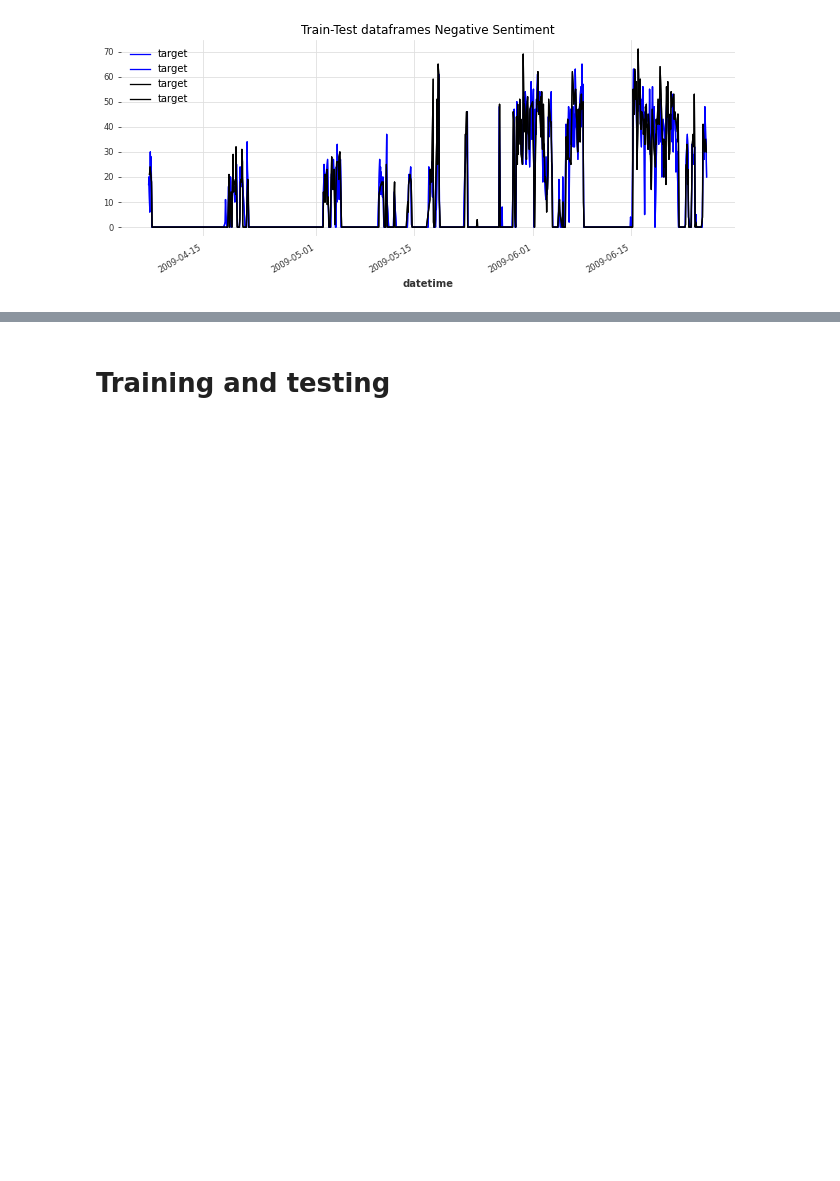
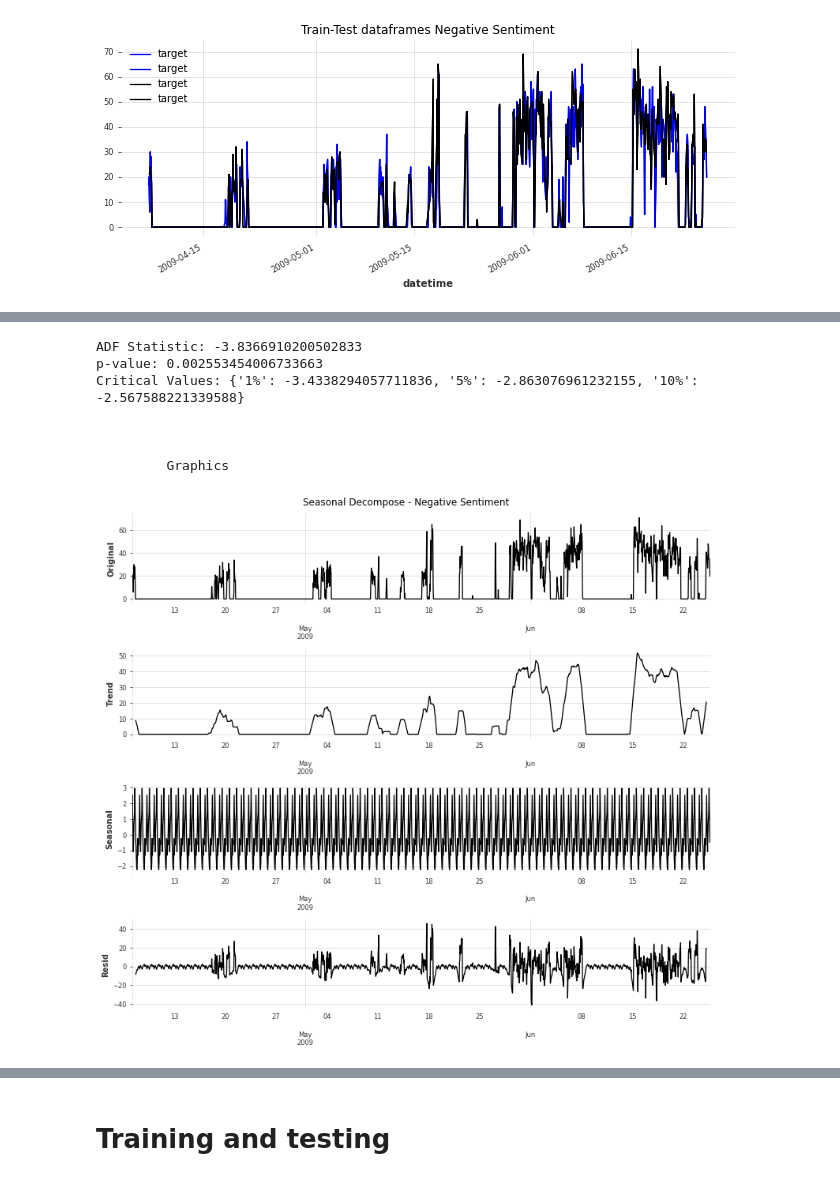
Before and after one commit to leticiacosta91/Winter-Repeat, a Jupyter notebook: Forecast.ipynb, the cells around one changed output, grey strips where cells are left out. Saved outputs shown, nothing was run; the diff lists cells and outputs as text; code cells hidden in the pictures; blank space fills up the shorter version.

```diff
--- a/Forecast.ipynb
+++ b/Forecast.ipynb
@@ -1035,3 +1002,52 @@ look-up table. The actual p-value is smaller than the p-value returned.
+# %%
+import pandas as pd
+import matplotlib.pyplot as plt
+from statsmodels.tsa.seasonal import seasonal_decompose
+from statsmodels.tsa.stattools import adfuller
+
+# Supondo que 'tweets_hour_neg' seja a série temporal
+serie = tweets_hour_neg['target'].mean(axis=1)  # Média das colunas
+index = pd.date_range(start=serie.index.min(), end=serie.index.max(), freq='H')
+serie = pd.Series(serie.values, index=index)
+
+# Função para realizar o teste ADF
+def adf_test(series):
+    result = adfuller(series, autolag='AIC')
+    print('ADF Statistic:', result[0])
+    print('p-value:', result[1])
+    print('Critical Values:', result[4])
+
+# Realizar o teste ADF
+adf_test(serie)
+print('\n')
+
+# Plotar a decomposição sazonal
+print('\n', '\t Graphics', '\n')
+result_decompose = seasonal_decompose(serie, model='additive')
+
+# Plotar as componentes
+fig, (ax1, ax2, ax3, ax4) = plt.subplots(4, 1, figsize=(11, 10))
+serie.plot(ax=ax1)
+ax1.set_ylabel('Original')
+result_decompose.trend.plot(ax=ax2)
+ax2.set_ylabel('Trend')
+result_decompose.seasonal.plot(ax=ax3)
+ax3.set_ylabel('Seasonal')
+result_decompose.resid.plot(ax=ax4)
+ax4.set_ylabel('Resid')
+
+fig.suptitle('Seasonal Decompose - Negative Sentiment')  # Corrigido para 'Negative Sentiment'
+plt.tight_layout()
+plt.show()
+# %% [output]
+ADF Statistic: -3.8366910200502833
+p-value: 0.002553454006733663
+Critical Values: {'1%': -3.4338294057711836, '5%': -2.863076961232155, '10%': -2.567588221339588}
+
+
+
+         Graphics
+[figure, added]
 # %%
 dataset_ts = tweets_hour_pd.copy()
 dataset_ts = TimeSeries.from_group_dataframe(df=dataset_ts,
```
Also changed, not shown: parts of 24 cells of this notebook.
